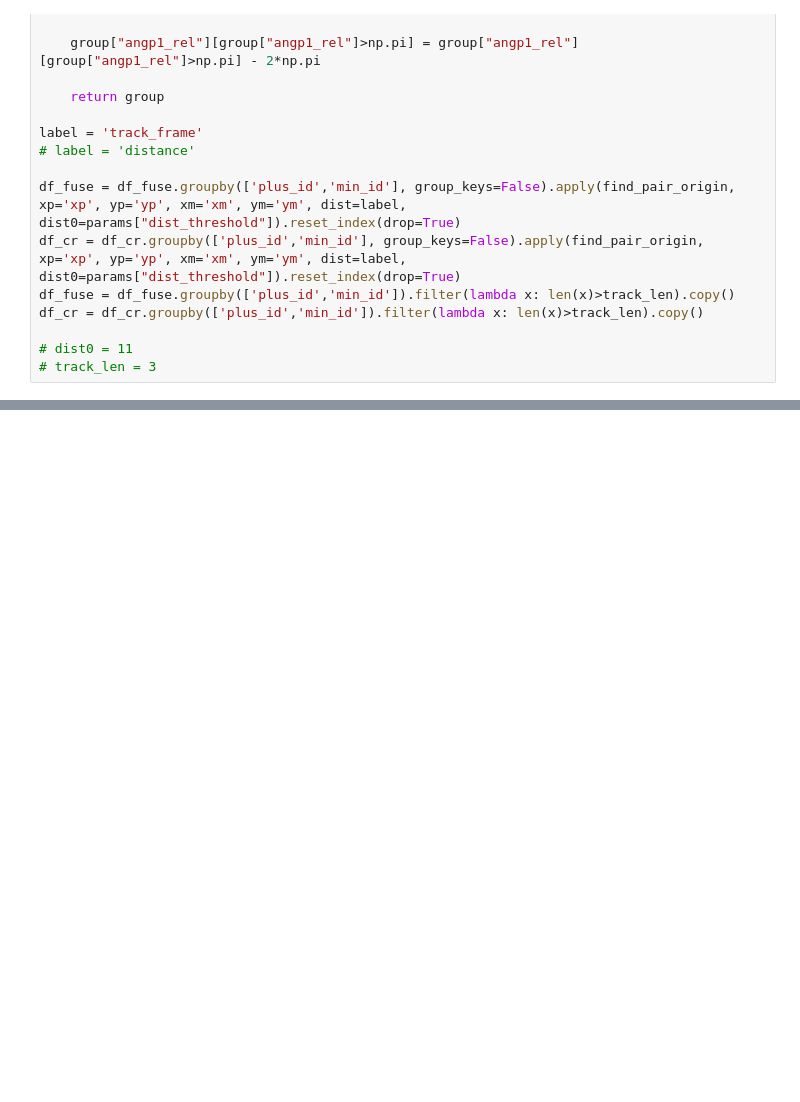
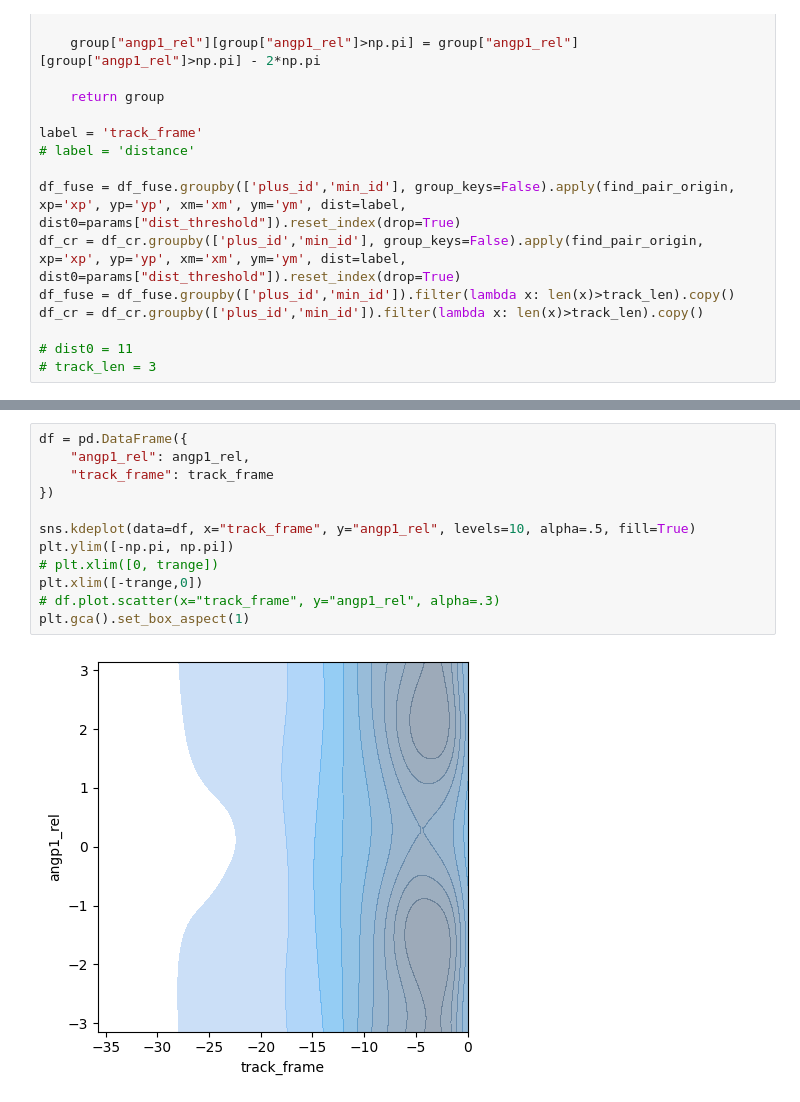
Before and after one commit to viciya/nematics, a Jupyter notebook: nematics/journals/pipeline_defect_pair_fusion_creation.ipynb, the cells around one changed output, grey strips where cells are left out. Drawn from its saved outputs; the diff is of its cells as text; blank space fills up the shorter version.

```diff
--- a/nematics/journals/pipeline_defect_pair_fusion_creation.ipynb
+++ b/nematics/journals/pipeline_defect_pair_fusion_creation.ipynb
@@ -364,3 +386,17 @@ ValueError: The truth value of a Series is ambiguous. Use a.empty, a.bool(), a.i
+# %%
+df = pd.DataFrame({
+    "angp1_rel": angp1_rel,
+    "track_frame": track_frame
+})
+
+sns.kdeplot(data=df, x="track_frame", y="angp1_rel", levels=10, alpha=.5, fill=True)
+plt.ylim([-np.pi, np.pi])
+# plt.xlim([0, trange])
+plt.xlim([-trange,0])
+# df.plot.scatter(x="track_frame", y="angp1_rel", alpha=.3)
+plt.gca().set_box_aspect(1)
+# %% [output]
+[figure, added]
 # %%
 # df_fuse1 = df_cr.groupby(['plus_id','min_id']).filter(lambda x: len(x)>track_len).copy()
 # df_fuse1[df_fuse1.track_frame<35].hist(bins=25, column="angp1_rel", color="red", alpha=.6, label="fusion",rwidth=.9)
```
Also changed, not shown: parts of 18 cells of this notebook.
